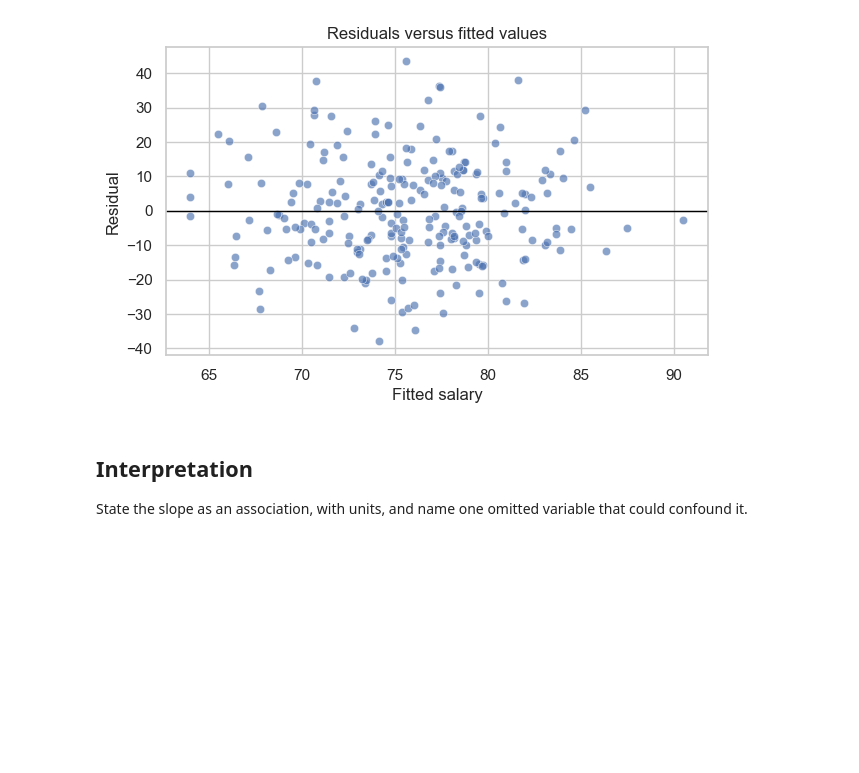
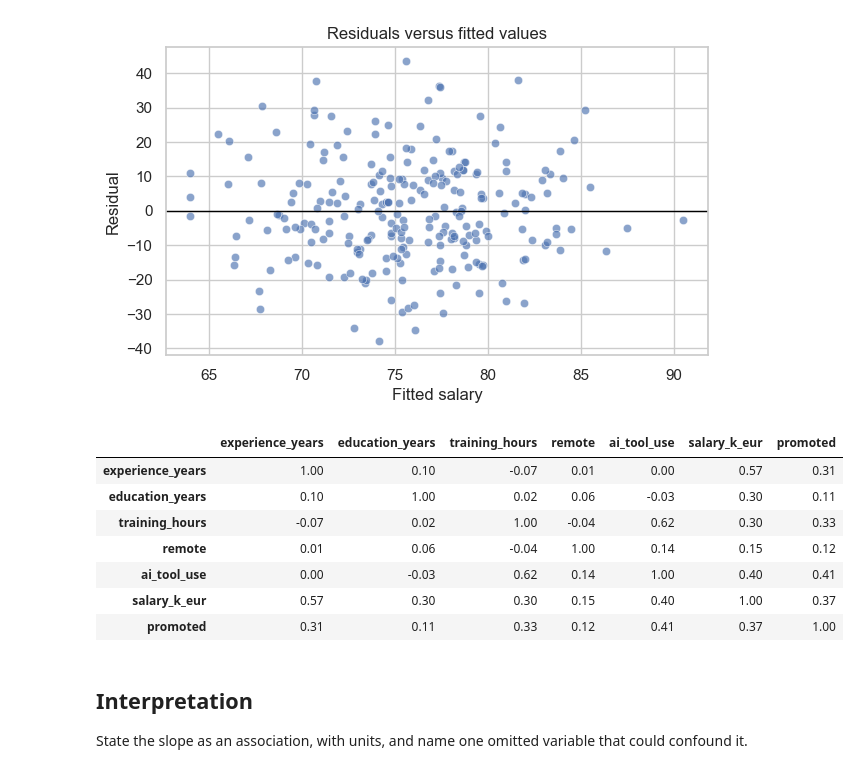
Before and after one commit to lamanhus/coding2-debug-12-simple-linear-regression, a Jupyter notebook: analysis.ipynb, the cells around one changed output. Saved outputs shown, nothing was run; the diff lists cells and outputs as text; code cells hidden in the pictures; blank space fills up the shorter version.

```diff
--- a/analysis.ipynb
+++ b/analysis.ipynb
@@ -97,6 +112,17 @@ ax.set(title="Residuals versus fitted values", xlabel="Fitted salary", ylabel="R
  Text(0.5, 0, 'Fitted salary'),
  Text(0, 0.5, 'Residual')]
 [figure]
+# %%
+df.corr(numeric_only=True).round(2)
+# %% [output]
+|  | experience_years | education_years | training_hours | remote | ai_tool_use | salary_k_eur | promoted |
+| experience_years | 1.00 | 0.10 | -0.07 | 0.01 | 0.00 | 0.57 | 0.31 |
+| education_years | 0.10 | 1.00 | 0.02 | 0.06 | -0.03 | 0.30 | 0.11 |
+| training_hours | -0.07 | 0.02 | 1.00 | -0.04 | 0.62 | 0.30 | 0.33 |
+| remote | 0.01 | 0.06 | -0.04 | 1.00 | 0.14 | 0.15 | 0.12 |
+| ai_tool_use | 0.00 | -0.03 | 0.62 | 0.14 | 1.00 | 0.40 | 0.41 |
+| salary_k_eur | 0.57 | 0.30 | 0.30 | 0.15 | 0.40 | 1.00 | 0.37 |
+| promoted | 0.31 | 0.11 | 0.33 | 0.12 | 0.41 | 0.37 | 1.00 |
 # %% [markdown]
 ## Interpretation
 
```
Also changed, not shown: parts of 6 cells of this notebook.
